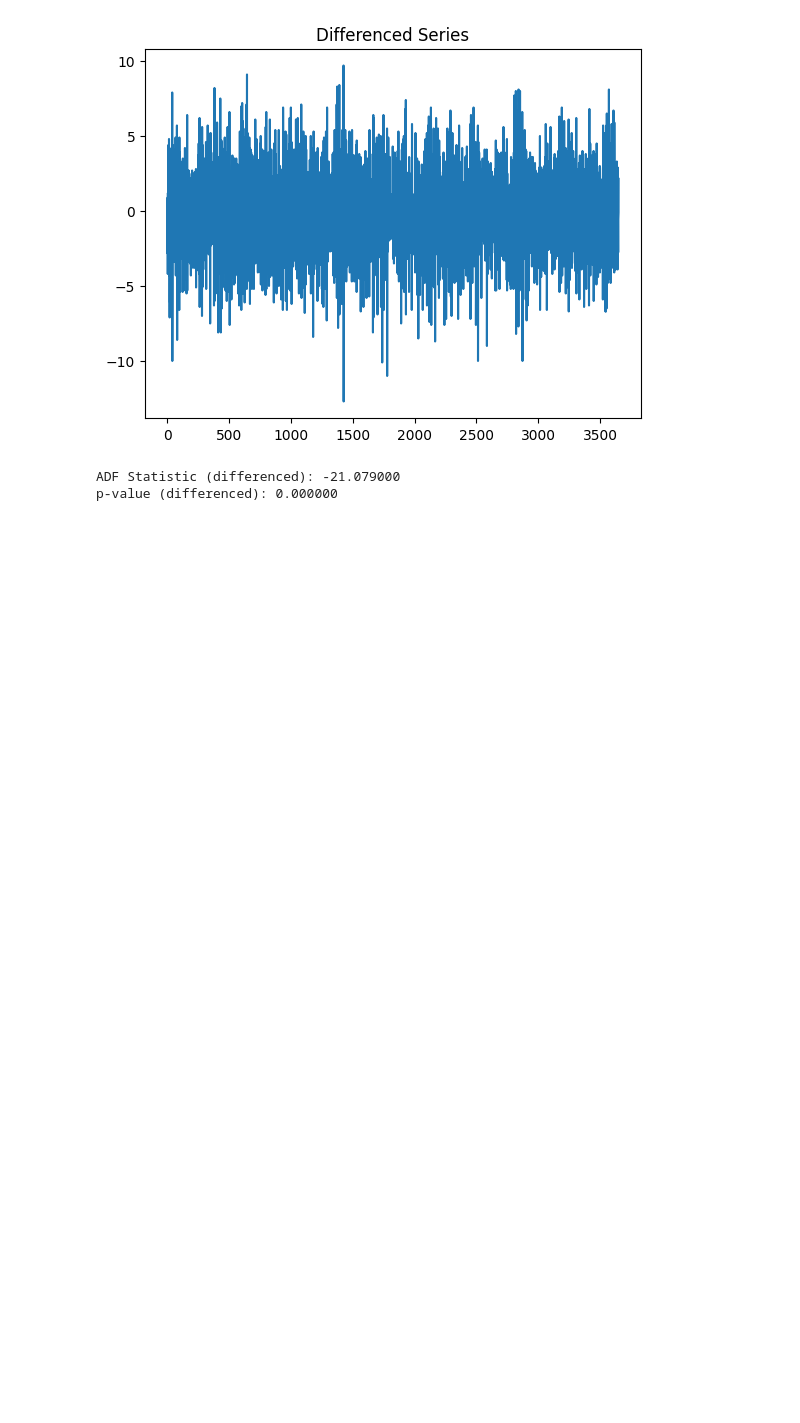
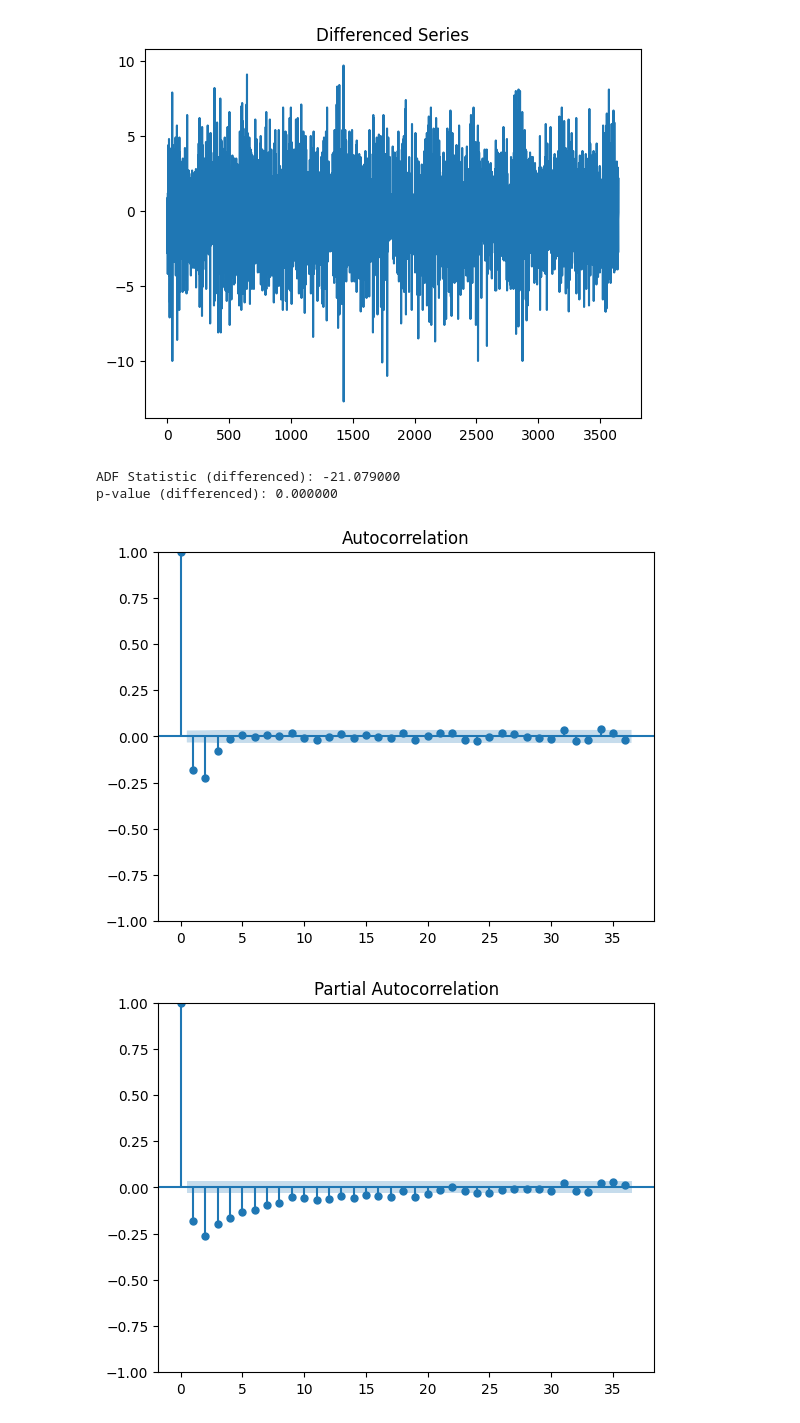
Before and after one commit to shovo896/ML_Models-, a Jupyter notebook: arima.ipynb, the cells around one changed output. Saved outputs shown, nothing was run; the diff lists cells and outputs as text; code cells hidden in the pictures; blank space fills up the shorter version.

```diff
--- a/arima.ipynb
+++ b/arima.ipynb
@@ -43,3 +43,12 @@ print('p-value (differenced): %f' % result_diff[1])
 [figure]
 ADF Statistic (differenced): -21.079000
 p-value (differenced): 0.000000
+# %%
+plot_acf(ts_diff)
+plt.show()
+
+plot_pacf(ts_diff)
+plt.show()
+# %% [output]
+[figure, added]
+[figure, added]
```
